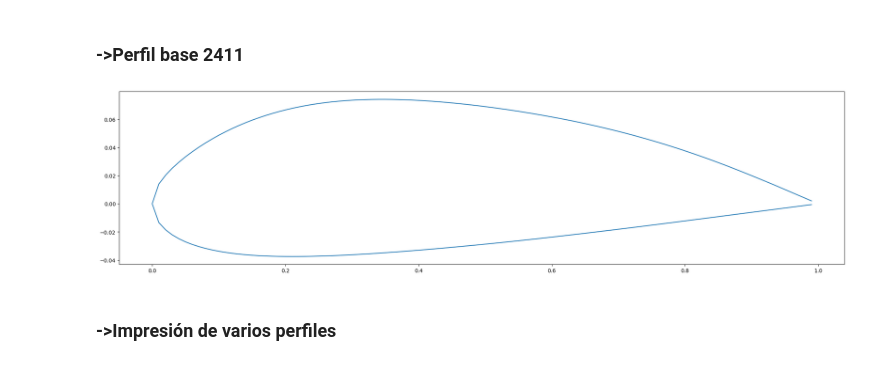
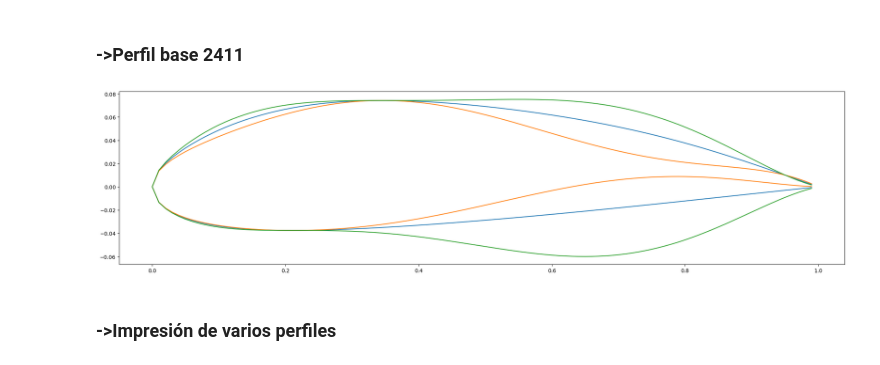
Before and after one commit to Kijoselo/opt_air, a Jupyter notebook: Eficiencia de todas las combinaciones.ipynb, the cells around one changed output. Cells and saved outputs as stored; diff of their text form; code cells hidden in the pictures.

```diff
--- a/Eficiencia de todas las combinaciones.ipynb
+++ b/Eficiencia de todas las combinaciones.ipynb
@@ -296,8 +297,10 @@ def plot_combi(i,j,k):
 # %%
 plt.figure(figsize=(25,6))
 plot_combi(100,100,100)
+plot_combi(210,210,150)
+plot_combi(10,10,10)
 # %% [output]
-[figure, old version]
+[figure, new version]
 # %% [markdown]
 <h3>->Impresión de varios perfiles
 # %%
```
Also changed, not shown: parts of 12 cells of this notebook.
